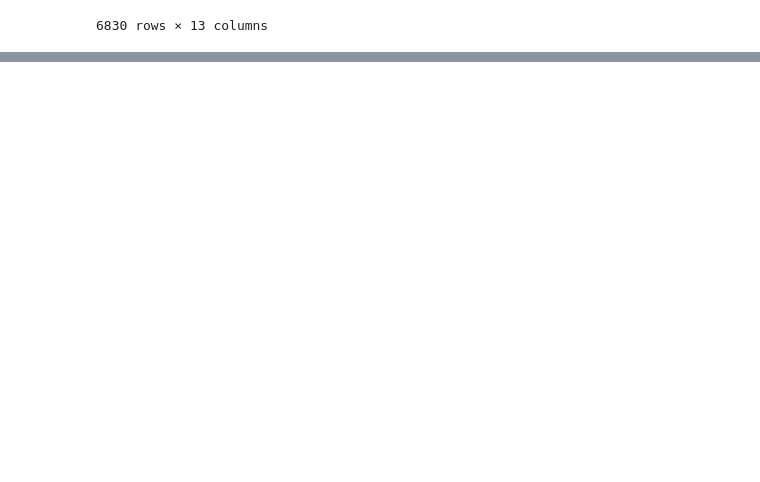
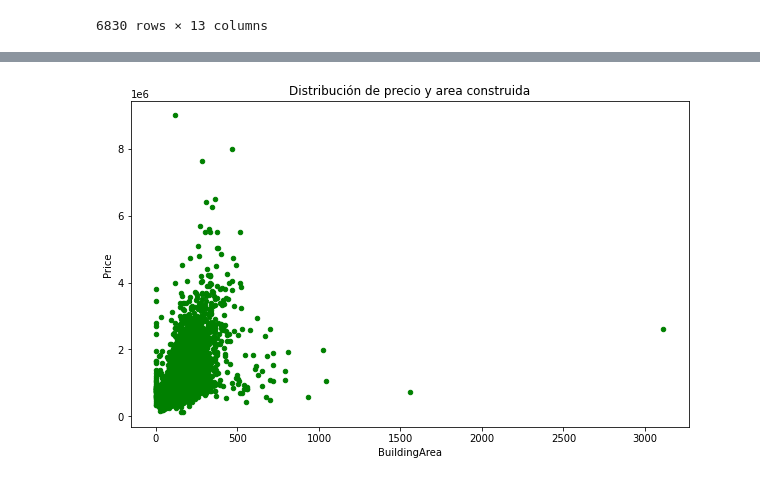
Before and after one commit to afelro97/cd-2023-andres-rodriguez, a Jupyter notebook: Taller_3.ipynb, the cells around one changed output, grey strips where cells are left out. Cells and saved outputs as stored; diff of their text form; code cells hidden in the pictures; blank space fills up the shorter version.

```diff
--- a/Taller_3.ipynb
+++ b/Taller_3.ipynb
@@ -101 +133,8 @@ df
+# %%
+#Diagrama de distribución
+fig, ax = plt.subplots(figsize=(10, 6))
+df.plot(x = 'BuildingArea', y = 'Price', c = 'green', kind = "scatter", ax = ax)
+ax.set_title('Distribución de precio y area construida');
+# %% [output]
+[figure, added]
 # %%
```
Also changed, not shown: parts of 44 cells of this notebook, 2 other files.
